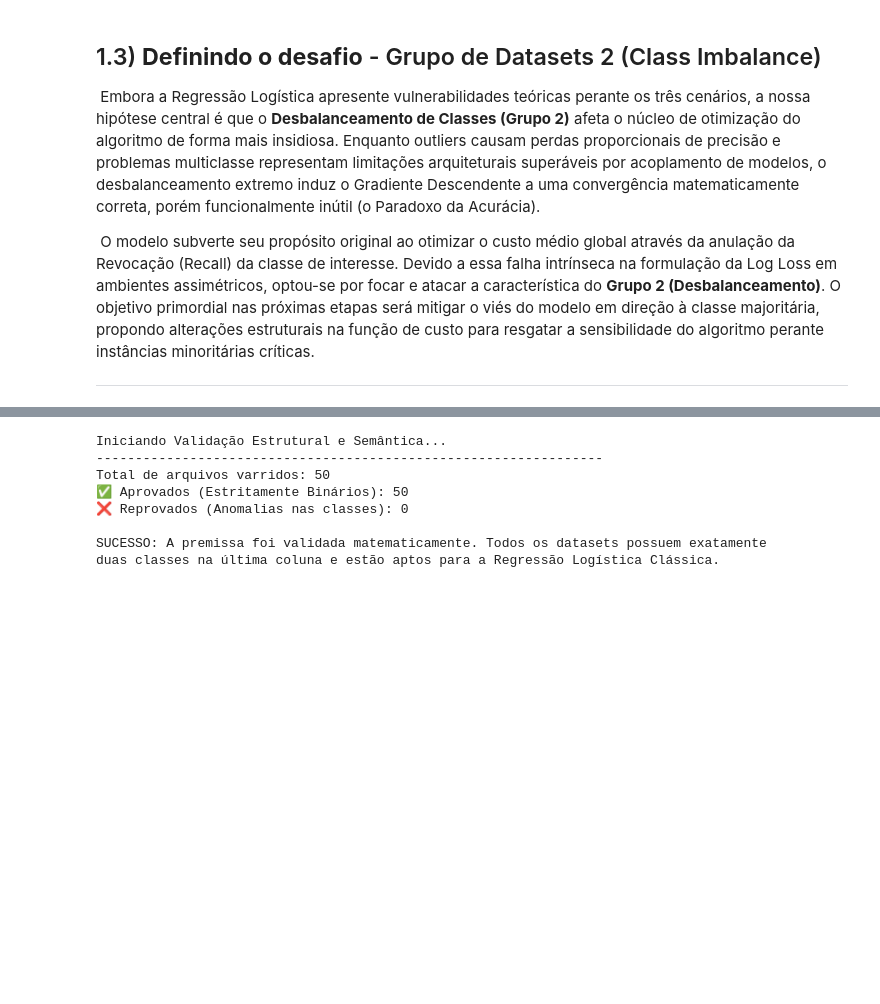
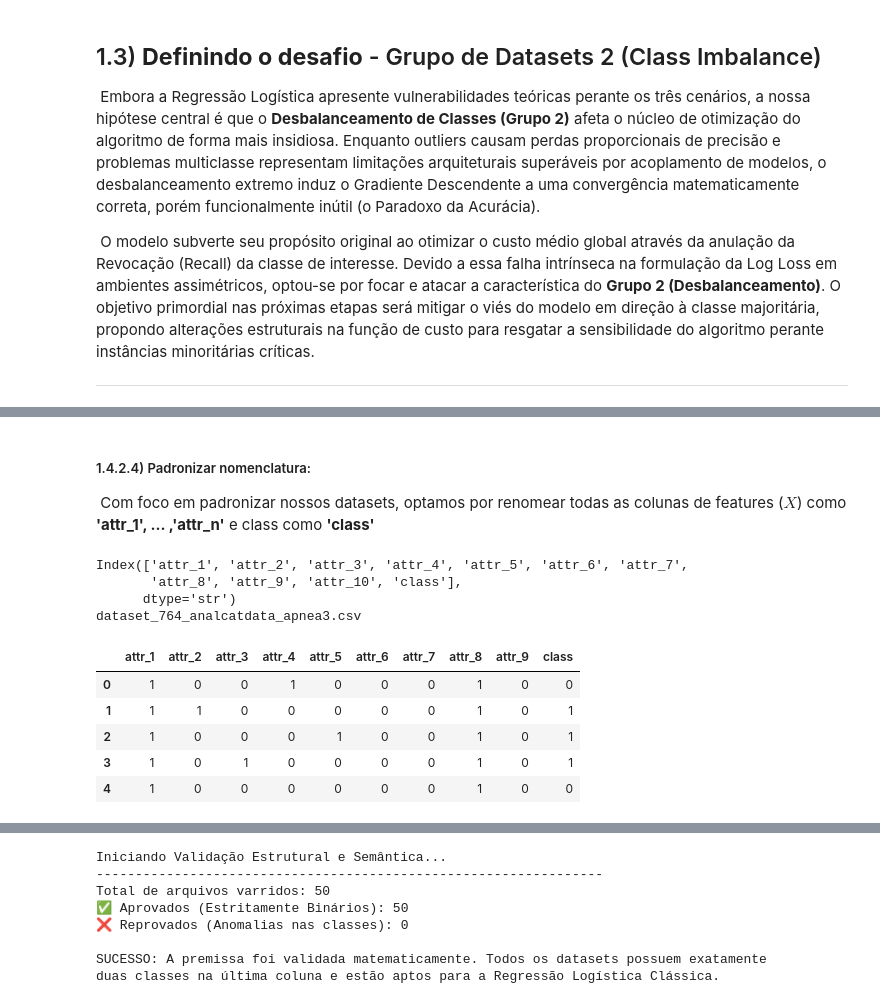
Before and after one commit to Aly-Filho/ml1-assignment, a Jupyter notebook: amanda/final_submission.ipynb, the cells around one changed output, grey strips where cells are left out. Cells and saved outputs as stored; diff of their text form; code cells hidden in the pictures; blank space fills up the shorter version.

```diff
--- a/amanda/final_submission.ipynb
+++ b/amanda/final_submission.ipynb
@@ -229,0 +346,4 @@ sns.set_palette("husl")
+# %%
+df_ex1, nome = Datasets_selecionados[1]
+print(nome)
+df_ex1.head(5) #exempo antes de aplicar o one-hot encoding
@@ -229,0 +358,8 @@ sns.set_palette("husl")
+# %%
+for i, (dataset,nome) in enumerate(Datasets_selecionados):
+    dataset = pd.get_dummies(dataset, drop_first=True, dtype=int)
+    Datasets_selecionados[i] = (dataset,nome)
+
+df_ex2, nome = Datasets_selecionados[1]
+print(nome)
+df_ex2.head(5) #mesmo dataset depois de aplicar o one-hot encoding
@@ -229,0 +374,30 @@ sns.set_palette("husl")
+# %% [markdown]
+##### 1.4.2.4) Padronizar nomenclatura:
+&nbsp;Com foco em padronizar nossos datasets, optamos por renomear todas as colunas de features ($X$) como **'attr_1', ... ,'attr_n'** e class como **'class'**
+# %%
+for i, (dataset,nome) in enumerate(Datasets_selecionados):
+
+    n_features = len(dataset.columns)-1
+    nomes_f = []
+    for j in range(n_features):
+        nomes_f.append(f'attr_{j+1}')
+
+    dataset.columns = nomes_f + ['class']
+
+    Datasets_selecionados[i] = (dataset,nome)
+
+[print(Datasets_selecionados[9][0].columns)] #print para mostrar que funcionou
+df_ex3, nome = Datasets_selecionados[1]
+print(nome)
+df_ex3.head(5) #mesmo exemplo com a nova nomeclatura
+# %% [output]
+Index(['attr_1', 'attr_2', 'attr_3', 'attr_4', 'attr_5', 'attr_6', 'attr_7',
+       'attr_8', 'attr_9', 'attr_10', 'class'],
+      dtype='str')
+dataset_764_analcatdata_apnea3.csv
+|  | attr_1 | attr_2 | attr_3 | attr_4 | attr_5 | attr_6 | attr_7 | attr_8 | attr_9 | class |
+| 0 | 1 | 0 | 0 | 1 | 0 | 0 | 0 | 1 | 0 | 0 |
+| 1 | 1 | 1 | 0 | 0 | 0 | 0 | 0 | 1 | 0 | 1 |
+| 2 | 1 | 0 | 0 | 0 | 1 | 0 | 0 | 1 | 0 | 1 |
+| 3 | 1 | 0 | 1 | 0 | 0 | 0 | 0 | 1 | 0 | 1 |
+| 4 | 1 | 0 | 0 | 0 | 0 | 0 | 0 | 1 | 0 | 0 |
```
Also changed, not shown: parts of 39 cells of this notebook, 48 other files.
